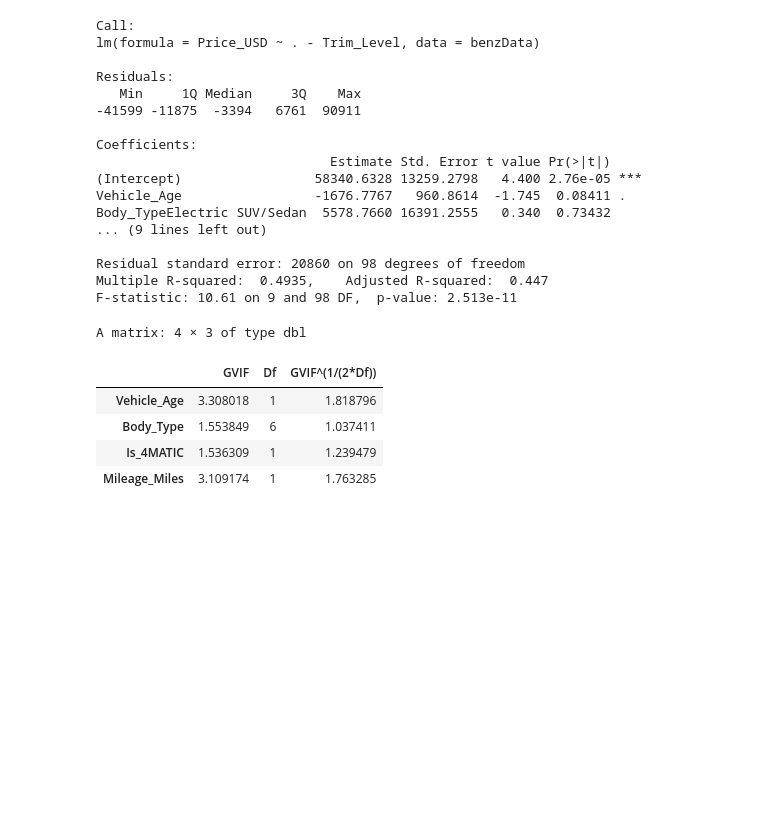
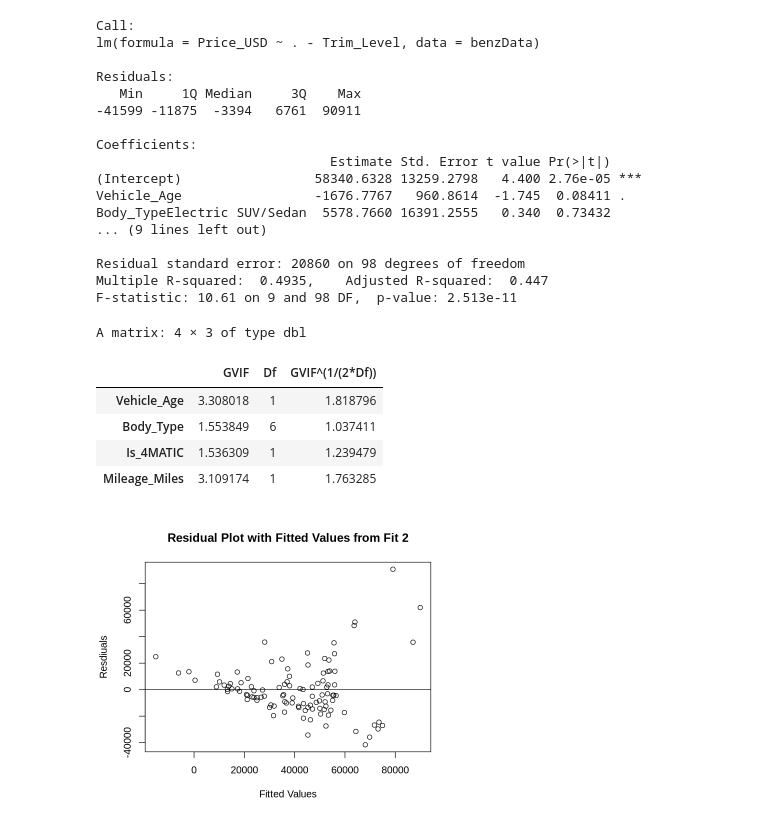
Before and after one commit to wilkmzhou/STAT306_PROJECT_REPORT_2026, a Jupyter notebook: ProjectReportDraft1.ipynb, the cells around one changed output. Drawn from its saved outputs; the diff is of its cells as text; code cells hidden in the pictures; blank space fills up the shorter version.

```diff
--- a/ProjectReportDraft1.ipynb
+++ b/ProjectReportDraft1.ipynb
@@ -187,6 +169,11 @@ A matrix: 4 × 3 of type dbl
 | Body_Type | 1.553849 | 6 | 1.037411 |
 | Is_4MATIC | 1.536309 | 1 | 1.239479 |
 | Mileage_Miles | 3.109174 | 1 | 1.763285 |
+# %%
+plot(fitted(benzFit2), resid(benzFit2), main = "Residual Plot with Fitted Values from Fit 2", xlab = "Fitted Values", ylab = "Resdiuals") # plot residuals and fitted values
+abline(0,0)
+# %% [output]
+[figure, added]
 # %%
 rmarkdown::convert_ipynb("ProjectReportDraft1.ipynb")
 # %%
```
Also changed, not shown: parts of 4 cells of this notebook, 2 other files.
